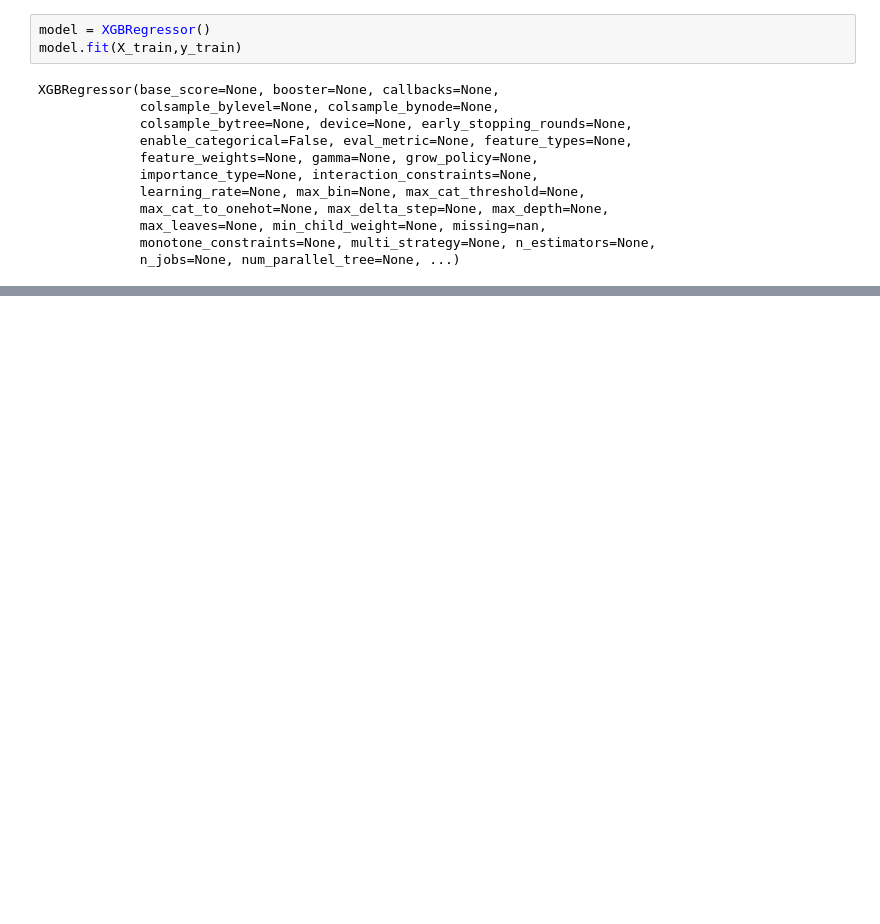
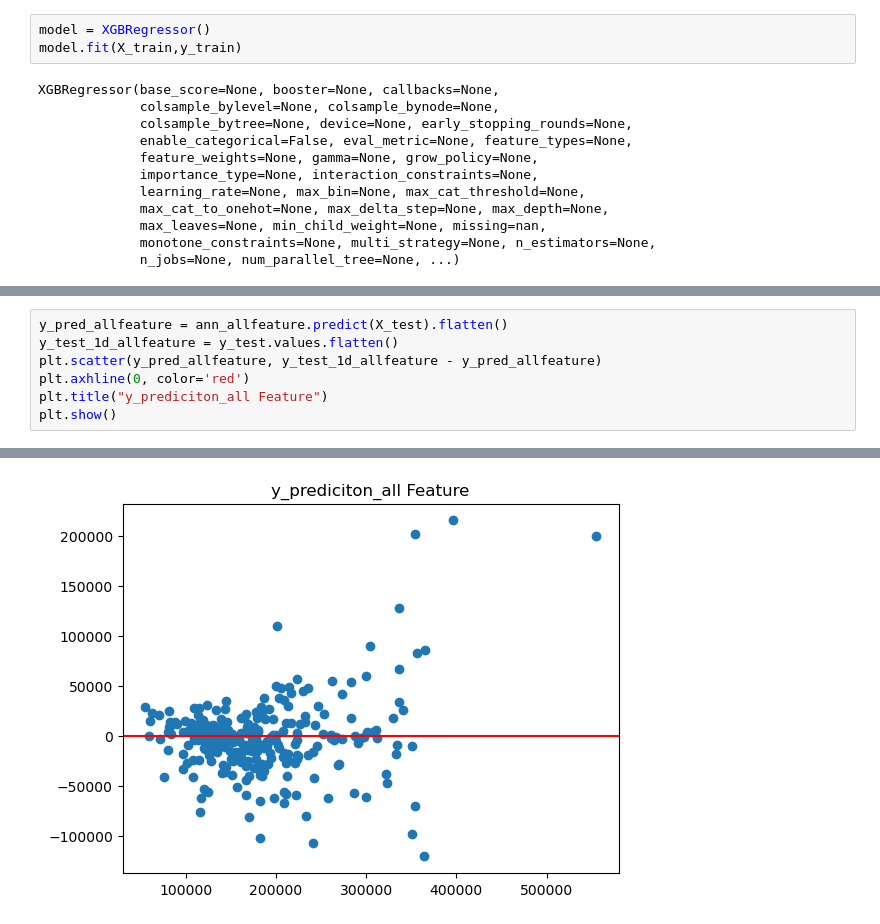
Before and after one commit to IttikornMafaka/House-Price-Prediction-using-XGBoost-ANN, a Jupyter notebook: sale.ipynb, the cells around one changed output, grey strips where cells are left out. Drawn from its saved outputs; the diff is of its cells as text; blank space fills up the shorter version.

```diff
--- a/sale.ipynb
+++ b/sale.ipynb
@@ -219,0 +412,8 @@ AttributeError: 'function' object has no attribute 'index'
+# %%
+y_pred_allfeature = ann_allfeature.predict(X_test).flatten()
+y_test_1d_allfeature = y_test.values.flatten()
+plt.scatter(y_pred_allfeature, y_test_1d_allfeature - y_pred_allfeature)
+plt.axhline(0, color='red')
+plt.title("y_prediciton_all Feature")
+plt.show()
+# %% [output]
@@ -219,0 +421 @@ AttributeError: 'function' object has no attribute 'index'
+[figure, added]
```
Also changed, not shown: parts of 25 cells of this notebook.
